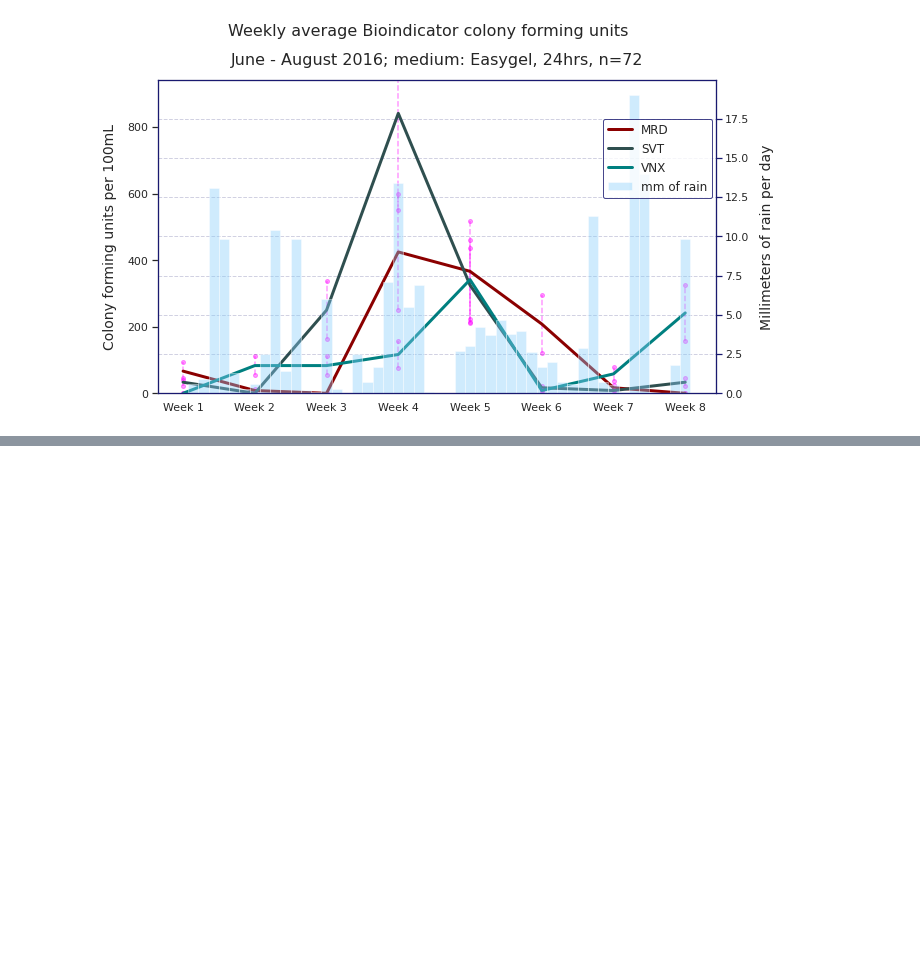
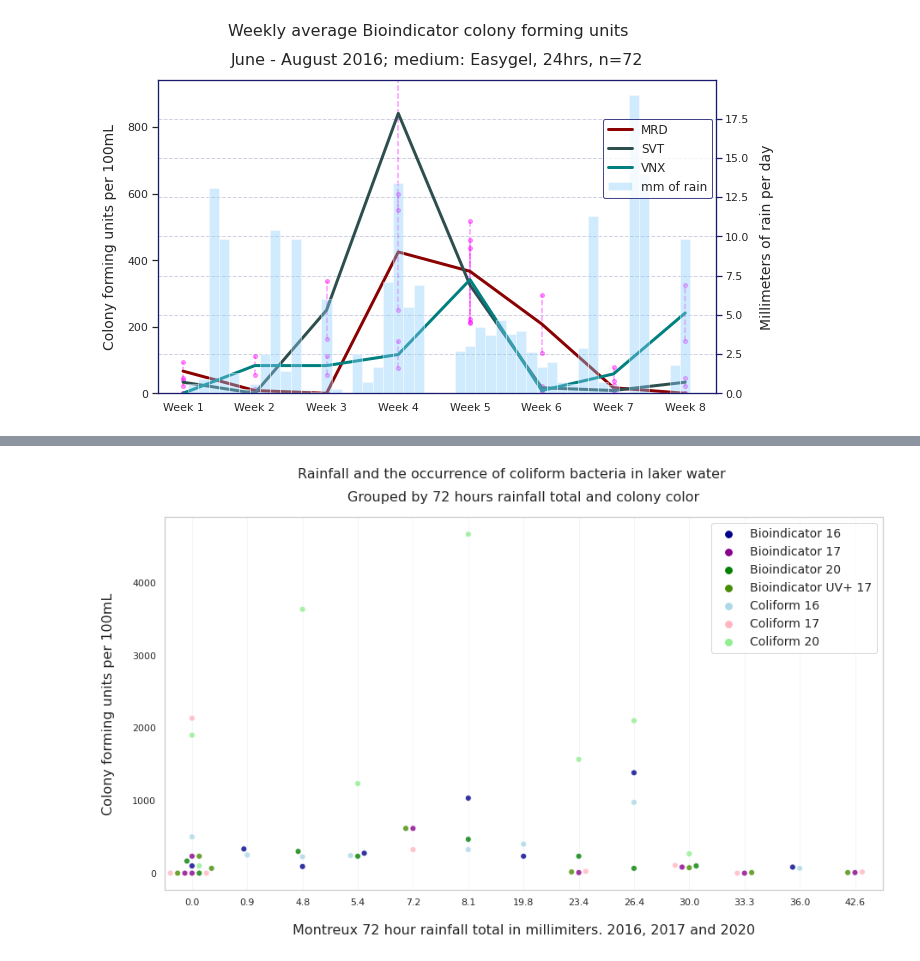
Before and after one commit to Hackuarium/montreux-water-quality, a Jupyter notebook: 2-plots.ipynb, the cells around one changed output, grey strips where cells are left out. Saved outputs shown, nothing was run; the diff lists cells and outputs as text; code cells hidden in the pictures; blank space fills up the shorter version.

```diff
--- a/2-plots.ipynb
+++ b/2-plots.ipynb
@@ -186,0 +190,3 @@ plot_with_rain(A.query('year == 16'),'Bioindicator',R.query('year == 16'),
+# %%
+rain_sum_df = A2.groupby(['name','Date']).sum().reset_index()
+rain_sum_df
@@ -186,0 +211,19 @@ plot_with_rain(A.query('year == 16'),'Bioindicator',R.query('year == 16'),
+# %%
+def make_rain_sum(df, fname):
+    #colors = ['#00008b', '#8b008b', '#468b00', '#add8e6', '#ffb6c1']
+    colors = ['#00008b', '#8b008b', '#008000', '#468b00', '#add8e6', '#ffb6c1', '#90ee90']
+    fig, ax = plt.subplots(figsize=(15,8))
+    ax=sns.swarmplot(x='rain', y='cfu', hue='name', data=df,  alpha=0.8, size=7, linewidth=1, edgecolor='w', palette=colors)
+
+
+    ax.xaxis.grid(which="major", color='b', linewidth=0.7, alpha=0.1)
+    ax.set_xlabel("Montreux 72 hour rainfall total in millimiters. 2016, 2017 and 2020", size=16, labelpad=20)
+    ax.set_ylabel("Colony forming units per 100mL", size=16, labelpad=20)
+    plt.suptitle("Rainfall and the occurrence of coliform bacteria in laker water" , fontsize=16, family='sans')
+    plt.title("Grouped by 72 hours rainfall total and colony color", fontsize=16, family='sans', y=1.03)
+    ax.legend(loc='upper right', fontsize=14)
+    save_plot(fname)
+# %%
+make_rain_sum(rain_sum_df.round(decimals=2), 'Rainfall_sum_2016_2017_2020')
+# %% [output]
+[figure, added]
```
Also changed, not shown: parts of 12 cells of this notebook, 3 other files.
